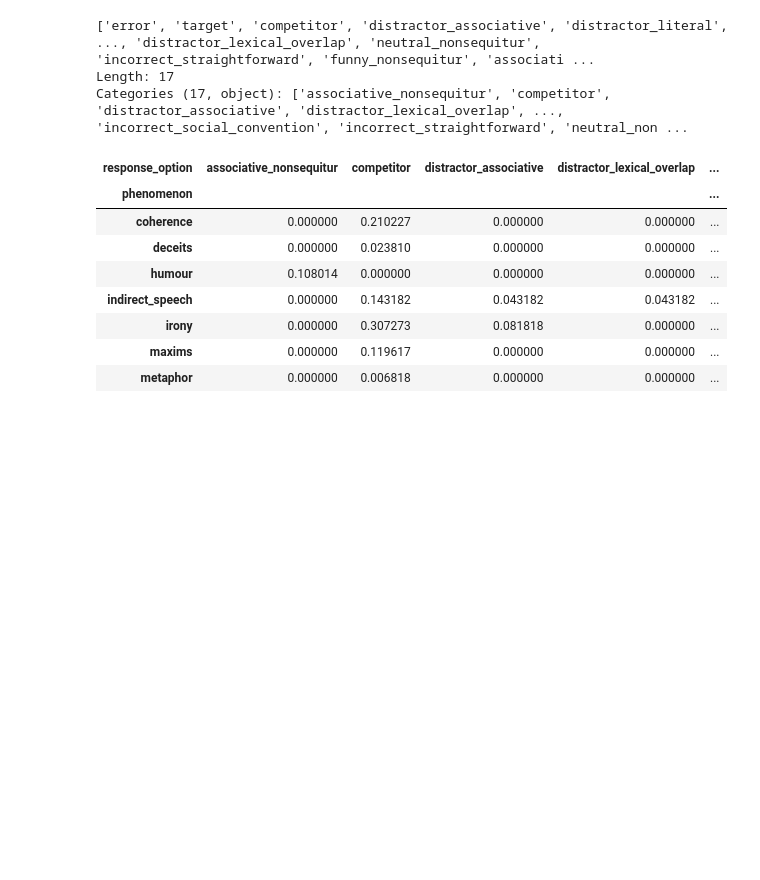
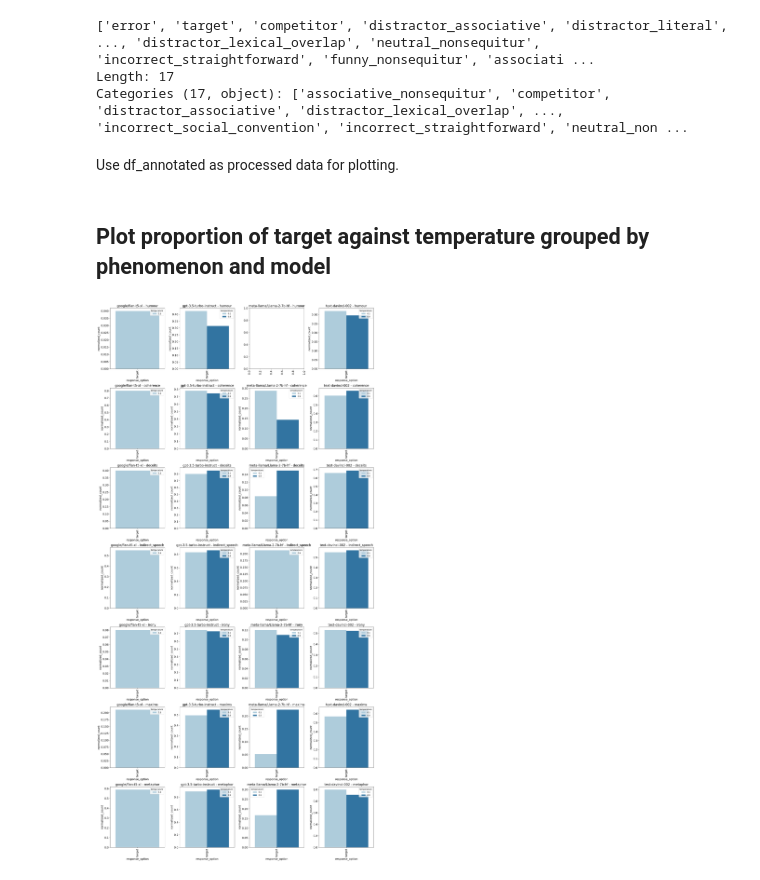
Before and after one commit to polina-tsvilodub/LLM_link, a Jupyter notebook: analysis/analysis_free_wang.ipynb, the cells around one changed output. Drawn from its saved outputs; the diff is of its cells as text; code cells hidden in the pictures; blank space fills up the shorter version.

Commit message:
add more analysis and generate plots and csv

```diff
--- a/analysis/analysis_free_wang.ipynb
+++ b/analysis/analysis_free_wang.ipynb
@@ -124,28 +155,22 @@ unique_response_options_after_replacement
 Length: 17
 Categories (17, object): ['associative_nonsequitur', 'competitor', 'distractor_associative', 'distractor_lexical_overlap', ..., 'incorrect_social_convention', 'incorrect_straightforward', 'neutral_non ...
 # %%
-# Group by 'phenomenon' and 'response_option' to check the unique association of responses with phenomena
-association_counts = df_annotated.groupby(['phenomenon', 'response_option']).size().reset_index(name='count')
+# # Group by 'phenomenon' and 'response_option' to check the unique association of responses with phenomena
+# association_counts = df_annotated.groupby(['phenomenon', 'response_option']).size().reset_index(name='count')
 
-association_counts.pivot(index='phenomenon', columns='response_option', values='count').fillna(0)
+# association_counts.pivot(index='phenomenon', columns='response_option', values='count').fillna(0)
 
-# Compute the total counts per phenomenon
-total_counts_by_phenomenon = association_counts.groupby('phenomenon')['count'].sum()
+# # Compute the total counts per phenomenon
+# total_counts_by_phenomenon = association_counts.groupby('phenomenon')['count'].sum()
 
-# Normalize the counts of responses by phenomena
-association_counts['normalized_count'] = association_counts.apply(
-    lambda row: row['count'] / total_counts_by_phenomenon[row['phenomenon']], axis=1)
+# # Normalize the counts of responses by phenomena
+# association_counts['normalized_count'] = association_counts.apply(
+#     lambda row: row['count'] / total_counts_by_phenomenon[row['phenomenon']], axis=1)
 
-# Pivot the DataFrame to display normalized counts
-normalized_counts_pivot = association_counts.pivot(index='phenomenon', columns='response_option', values='normalized_count').fillna(0)
-normalized_counts_pivot
+# # Pivot the DataFrame to display normalized counts
+# normalized_counts_pivot = association_counts.pivot(index='phenomenon', columns='response_option', values='normalized_count').fillna(0)
+# normalized_counts_pivot
-# %% [output]
-| response_option | associative_nonsequitur | competitor | distractor_associative | distractor_lexical_overlap | ... |
-| phenomenon |  |  |  |  | ... |
-| coherence | 0.000000 | 0.210227 | 0.000000 | 0.000000 | ... |
-| deceits | 0.000000 | 0.023810 | 0.000000 | 0.000000 | ... |
-| humour | 0.108014 | 0.000000 | 0.000000 | 0.000000 | ... |
-| indirect_speech | 0.000000 | 0.143182 | 0.043182 | 0.043182 | ... |
-| irony | 0.000000 | 0.307273 | 0.081818 | 0.000000 | ... |
-| maxims | 0.000000 | 0.119617 | 0.000000 | 0.000000 | ... |
-| metaphor | 0.000000 | 0.006818 | 0.000000 | 0.000000 | ... |
+# %% [markdown]
+Use df_annotated as processed data for plotting.
+# %% [markdown]
+## Plot proportion of target against temperature grouped by phenomenon and model
@@ -151,0 +213,32 @@ normalized_counts_pivot
+# %%
+# Subset to only target responses
+non_zero_melted_data_target = non_zero_melted_data[non_zero_melted_data['response_option'] == "target"]
+
+# Set up the grid layout for the subplots
+fig, axes = plt.subplots(len(unique_phenomena), len(unique_models), figsize=(20, 40), sharey=False)
+
+# Iterate over each model and phenomenon to create individual subplots
+for i, phenomenon in enumerate(unique_phenomena):
+    for j, model in enumerate(unique_models):
+        ax = axes[i, j]
+        subset_data = non_zero_melted_data_target[(non_zero_melted_data_target['model_name'] == model) &
+                                           (non_zero_melted_data_target['phenomenon'] == phenomenon)]
+        sns.barplot(data=subset_data, x='response_option', y='normalized_count', ax=ax, hue='temperature', palette='Paired')
+        ax.set_title(f"{model} - {phenomenon}")
+        ax.tick_params(axis="x", rotation=90)
+
+        # Set title with larger font size
+        ax.set_title(f"{model} - {phenomenon}", fontsize=16)
+
+        # Increase tick label size
+        ax.tick_params(axis="x", rotation=90, labelsize=14)
+        ax.tick_params(axis="y", labelsize=14)
+
+        # Increase axis label size
+        ax.set_xlabel(ax.get_xlabel(), fontsize=14)
+        ax.set_ylabel(ax.get_ylabel(), fontsize=14)
+
+plt.tight_layout()
+plt.show()
+# %% [output]
+[figure, added]
```
Also changed, not shown: parts of 29 cells of this notebook, 21 other files.
